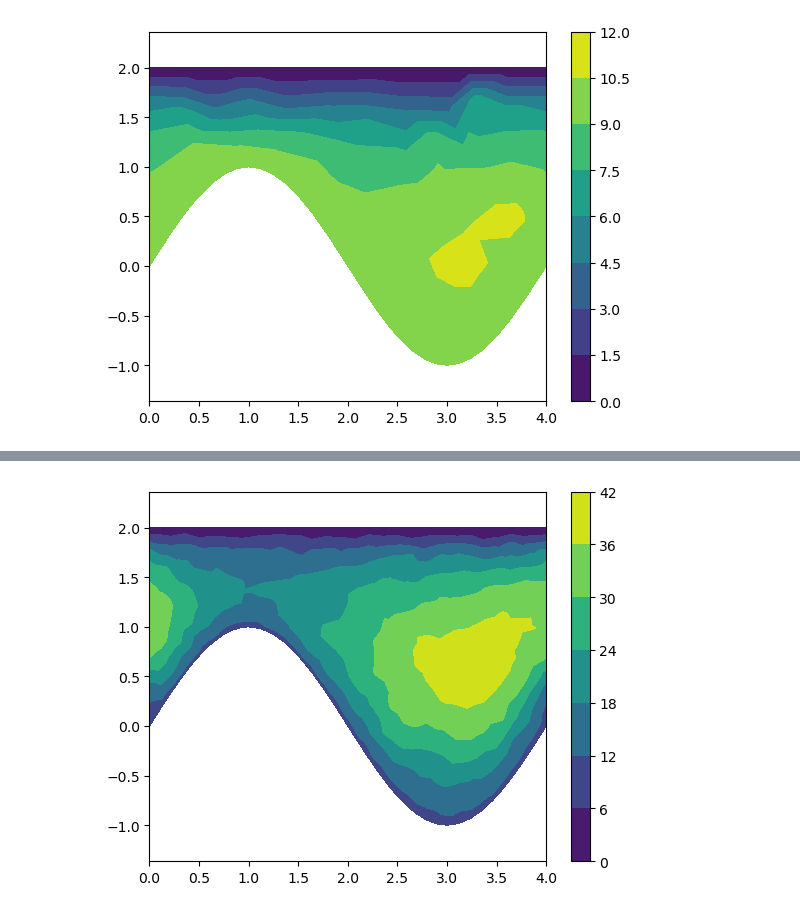
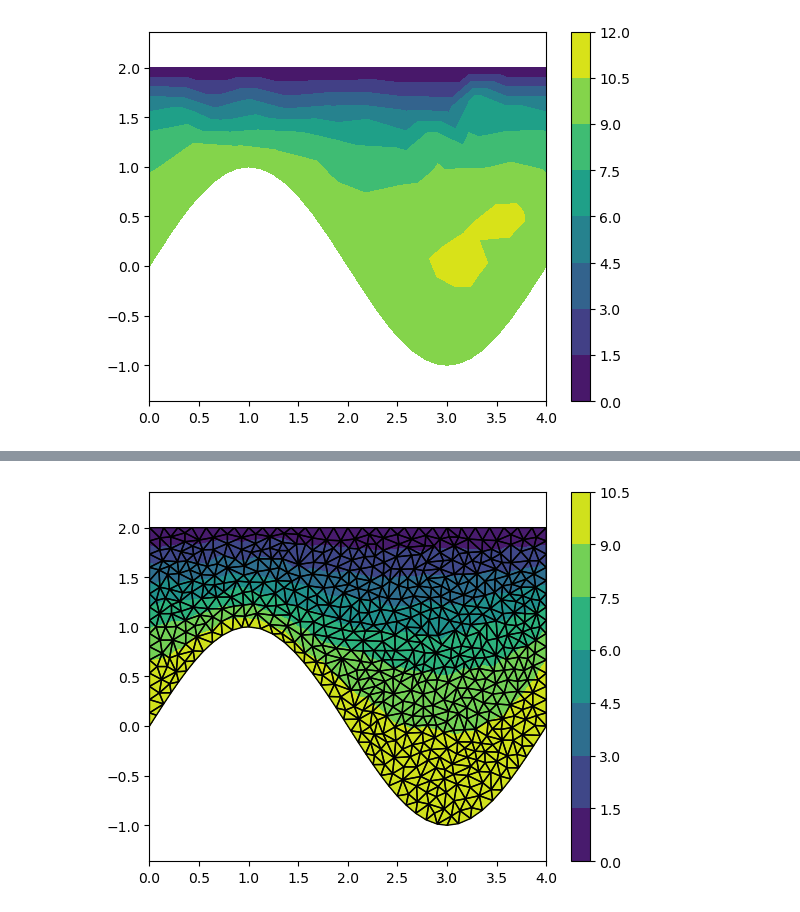
Before and after one commit to sanonesan/2d_Laplace_eq_FEM, a Jupyter notebook: laplace_eq.ipynb, the cells around one changed output, grey strips where cells are left out. Cells and saved outputs as stored; diff of their text form; code cells hidden in the pictures.

```diff
--- a/laplace_eq.ipynb
+++ b/laplace_eq.ipynb
@@ -31,3 +31,38 @@ plt.axis('equal')
 plt.show()
 # %% [output]
 [figure]
+# %%
+df_x_y = pd.read_csv("/home/san/Code/2d_Laplace_eq_FEM/meshes/mesh001/mesh_nodes.csv")
+df_z = pd.read_csv("/home/san/Code/2d_Laplace_eq_FEM/src/solution.csv")
+df_elements = pd.read_csv("/home/san/Code/2d_Laplace_eq_FEM/meshes/mesh001/mesh_polygons.csv")
+for element in df_elements.values:
+    element -= 1;
+
+
+
+nodes_x = df_x_y["x"].values
+tmp = df_x_y["x"].values - 4
+nodes_x = np.concatenate((nodes_x, tmp), axis=0)
+tmp = df_x_y["x"].values + 4
+nodes_x = np.concatenate((nodes_x, tmp), axis=0)
+
+nodes_y = np.concatenate(( df_x_y["y"].values,  df_x_y["y"].values), axis=0)
+nodes_y = np.concatenate(( nodes_y,  df_x_y["y"].values), axis=0)
+
+z_val = np.concatenate(( df_z["sol"].values, df_z["sol"].values), axis=0)
+z_val = np.concatenate(( z_val, df_z["sol"].values), axis=0)
+
+k = np.max(df_elements.values) + 1
+triangles = df_elements.values
+triangles = np.concatenate((triangles,  df_elements.values + k ), axis=0)
+triangles = np.concatenate((triangles,  df_elements.values + k + k ), axis=0)
+
+
+triangulation = tri.Triangulation(nodes_x, nodes_y, triangles=triangles)
+plt.tricontourf(triangulation, z_val)
+# show
+#plot_fem_mesh(nodes_x, nodes_y, triangles)
+
+plt.colorbar()
+plt.axis('equal')
+plt.show()
@@ -34,18 +71,19 @@ plt.show()
 # %%
-df_x_y = pd.read_csv("/home/san/Code/2d_Laplace_eq_FEM/meshes/mesh1/mesh_nodes.csv")
+df_x_y = pd.read_csv("/home/san/Code/2d_Laplace_eq_FEM/meshes/mesh001/mesh_nodes.csv")
 df_z = pd.read_csv("/home/san/Code/2d_Laplace_eq_FEM/src/solution.csv")
-df_elements = pd.read_csv("/home/san/Code/2d_Laplace_eq_FEM/meshes/mesh1/mesh_polygons.csv")
+df_elements = pd.read_csv("/home/san/Code/2d_Laplace_eq_FEM/meshes/mesh001/mesh_polygons.csv")
 for element in df_elements.values:
     element -= 1;
+
 
 triangulation = tri.Triangulation(df_x_y["x"].values, df_x_y["y"].values, triangles=df_elements.values)
 plt.tricontourf(triangulation, df_z["sol"].values)
 # show
-#plot_fem_mesh(df_x_y["x"].values, df_x_y["y"].values, df_elements.values)
+plot_fem_mesh(df_x_y["x"].values, df_x_y["y"].values, df_elements.values)
 
 plt.colorbar()
 plt.axis('equal')
 plt.show()
 # %% [output]
-[figure, old version]
+[figure, new version]
 # %%
```
Also changed, not shown: parts of 4 cells of this notebook, 55 other files.
